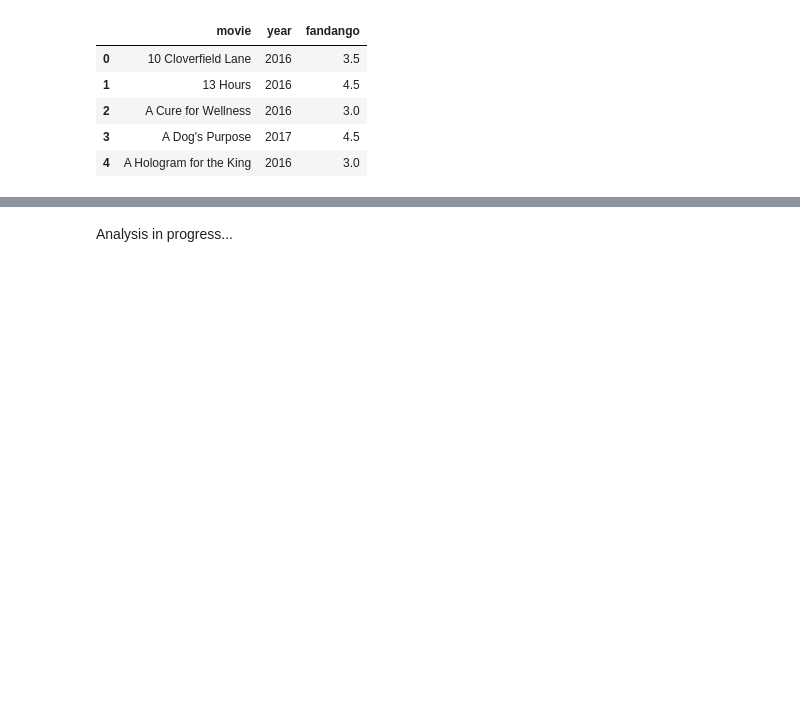
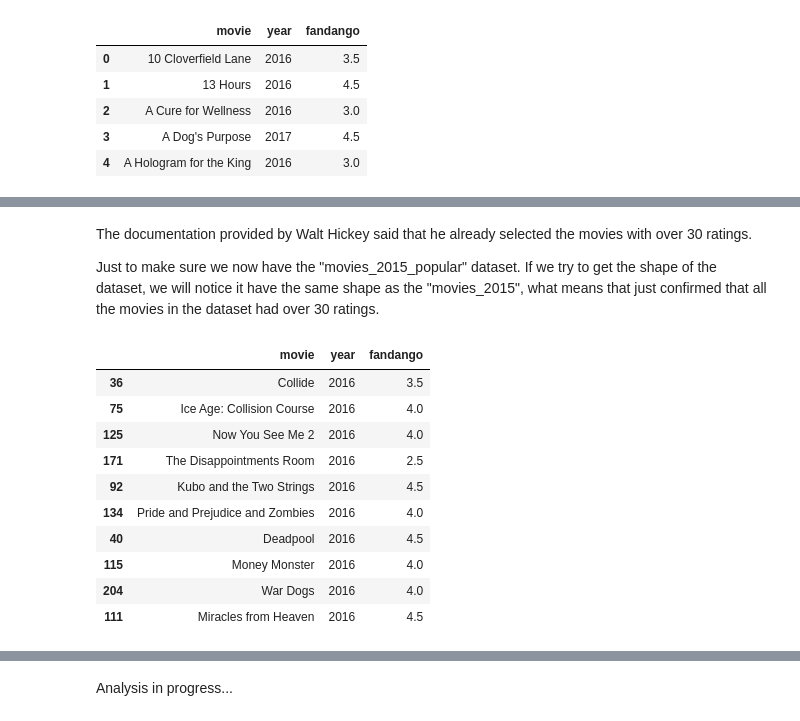
Before and after one commit to Lutenebrax/Statistics-Test-Project-1, a Jupyter notebook: Basics.ipynb, the cells around one changed output, grey strips where cells are left out. Drawn from its saved outputs; the diff is of its cells as text; code cells hidden in the pictures; blank space fills up the shorter version.

```diff
--- a/Basics.ipynb
+++ b/Basics.ipynb
@@ -104,0 +130,4 @@ new_dataset.head()
+# %% [markdown]
+The documentation provided by Walt Hickey said that he already selected the movies with over 30 ratings.
+
+Just to make sure we now have the "movies_2015_popular" dataset. If we try to get the shape of the dataset, we will notice it have the same shape as the "movies_2015", what means that just confirmed that all the movies in the dataset had over 30 ratings.
@@ -104,0 +136,14 @@ new_dataset.head()
+# %%
+movies_2016_popular
+# %% [output]
+|  | movie | year | fandango |
+| 36 | Collide | 2016 | 3.5 |
+| 75 | Ice Age: Collision Course | 2016 | 4.0 |
+| 125 | Now You See Me 2 | 2016 | 4.0 |
+| 171 | The Disappointments Room | 2016 | 2.5 |
+| 92 | Kubo and the Two Strings | 2016 | 4.5 |
+| 134 | Pride and Prejudice and Zombies | 2016 | 4.0 |
+| 40 | Deadpool | 2016 | 4.5 |
+| 115 | Money Monster | 2016 | 4.0 |
+| 204 | War Dogs | 2016 | 4.0 |
+| 111 | Miracles from Heaven | 2016 | 4.5 |
```
Also changed, not shown: parts of 13 cells of this notebook.
